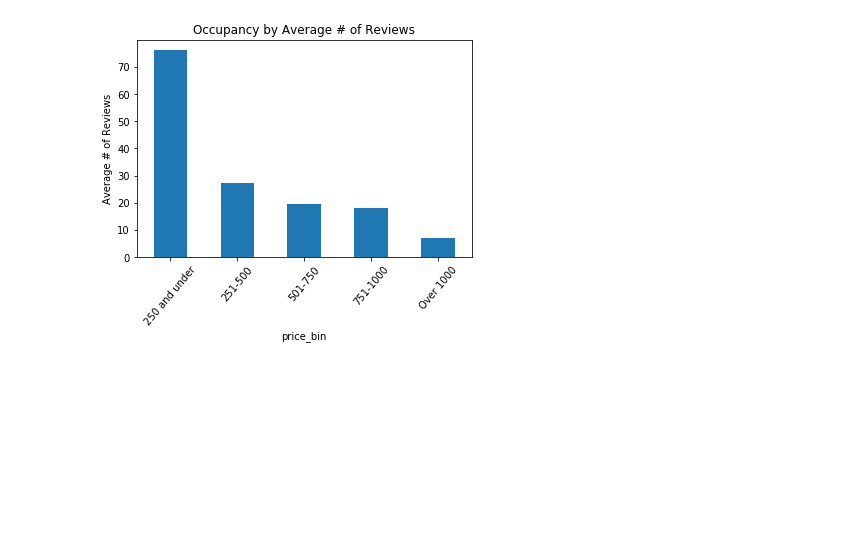
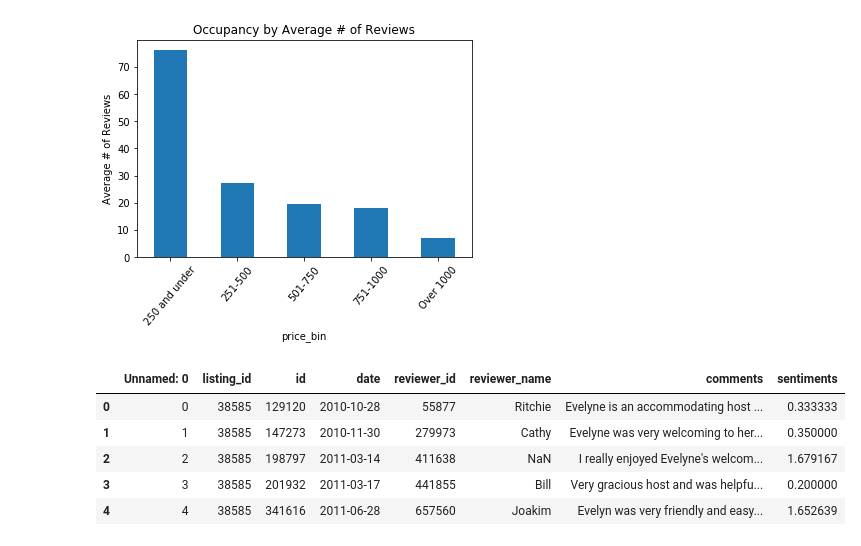
Before and after one commit to dmilestone/final-project, a Jupyter notebook: charts-for-final.ipynb, the cells around one changed output. Saved outputs shown, nothing was run; the diff lists cells and outputs as text; code cells hidden in the pictures; blank space fills up the shorter version.

```diff
--- a/charts-for-final.ipynb
+++ b/charts-for-final.ipynb
@@ -332,3 +332,13 @@ plt.title("Occupancy by Average # of Reviews")
 plt.savefig('Average # of Reviews by Price Range')
 # %% [output]
 [figure]
+# %%
+sentiment_df = pd.read_csv("./data/reviews_with_sentiment.csv")
+sentiment_df.head()
+# %% [output]
+|  | Unnamed: 0 | listing_id | id | date | reviewer_id | reviewer_name | comments | sentiments |
+| 0 | 0 | 38585 | 129120 | 2010-10-28 | 55877 | Ritchie | Evelyne is an accommodating host ... | 0.333333 |
+| 1 | 1 | 38585 | 147273 | 2010-11-30 | 279973 | Cathy | Evelyne was very welcoming to her... | 0.350000 |
+| 2 | 2 | 38585 | 198797 | 2011-03-14 | 411638 | NaN | I really enjoyed Evelyne's welcom... | 1.679167 |
+| 3 | 3 | 38585 | 201932 | 2011-03-17 | 441855 | Bill | Very gracious host and was helpfu... | 0.200000 |
+| 4 | 4 | 38585 | 341616 | 2011-06-28 | 657560 | Joakim | Evelyn was very friendly and easy... | 1.652639 |
```
Also changed, not shown: parts of 2 cells of this notebook, 7 other files.
